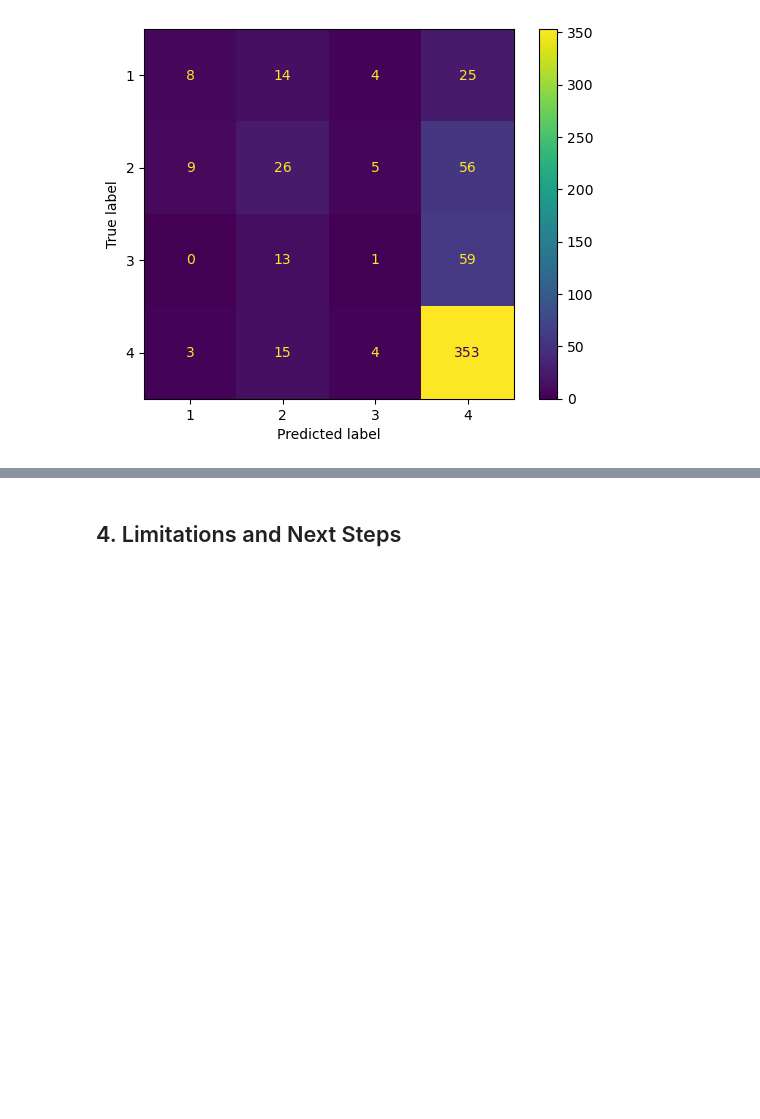
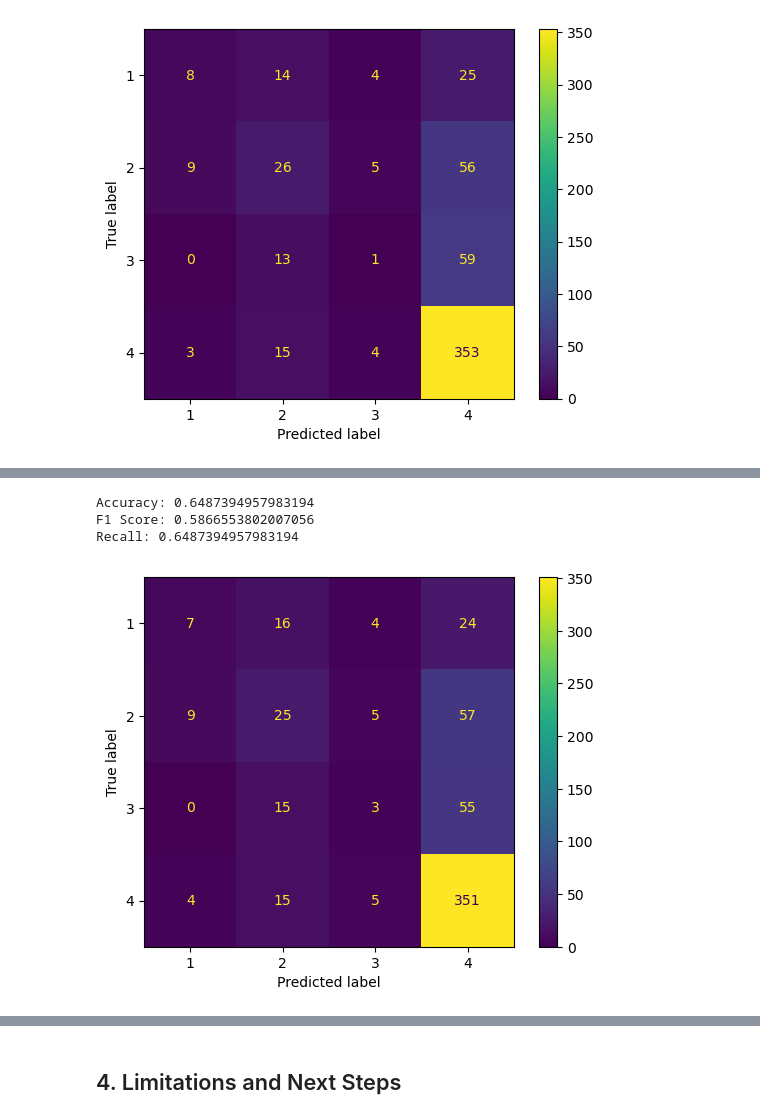
Before and after one commit to andrewjtdunn/Costa-Rican-Household-Poverty-Level-Prediction, a Jupyter notebook: Random_Forest.ipynb, the cells around one changed output, grey strips where cells are left out. Cells and saved outputs as stored; diff of their text form; code cells hidden in the pictures; blank space fills up the shorter version.

Commit message:
test on different dataframes

```diff
--- a/Random_Forest.ipynb
+++ b/Random_Forest.ipynb
@@ -39,3 +41,8 @@ SEED = 0
 df, X_valid, y_valid = load_data.load_train_data()
 X = df.iloc[:, :-1]
 y = df.loc[:, 'Target']
+
+
+# Create oversampled dataframes
+train_X_resampled, train_y_resampled = load_data.gen_oversample_date()
+X_smote, y_smote = load_data.gen_SMOTE_data()
@@ -215,3 +210,18 @@ Accuracy: 0.6521008403361345
 F1 Score: 0.5859187626783028
 Recall: 0.6521008403361345
 [figure]
+# %%
+# Run on the resampled data
+clf = RandomForestClassifier(random_state= SEED)
+
+rf_rs_random = RandomizedSearchCV(estimator = clf,
+                                param_distributions = random_grid,
+                                n_iter = 100,
+                                cv = 3,
+                                verbose = 2,
+                                 random_state= SEED,
+                                 n_jobs = -1)
+# Fit the random search model
+rf_rs_random.fit(train_X_resampled, train_y_resampled)
+
+rf_rs_random.best_params_
@@ -217,0 +252,11 @@ Recall: 0.6521008403361345
+# %%
+# Evaluate the best random model on randomly resampled data
+best_rs_random = rf_rs_random.best_estimator_
+best_rs_random.fit(X, y)
+y_pred = best_rs_random.predict(X_valid)
+evaluate_classification(y_pred, y_valid, cm = True)
+# %% [output]
+Accuracy: 0.6487394957983194
+F1 Score: 0.5866553802007056
+Recall: 0.6487394957983194
+[figure, added]
```
Also changed, not shown: parts of 8 cells of this notebook.
